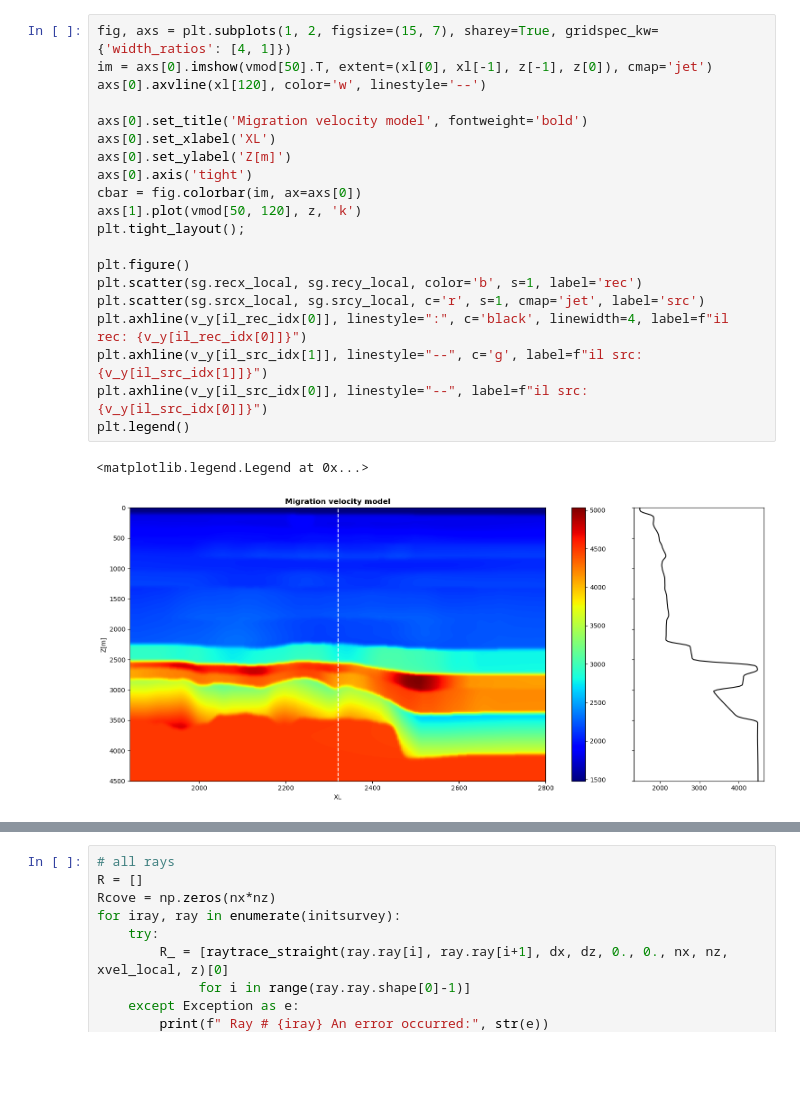
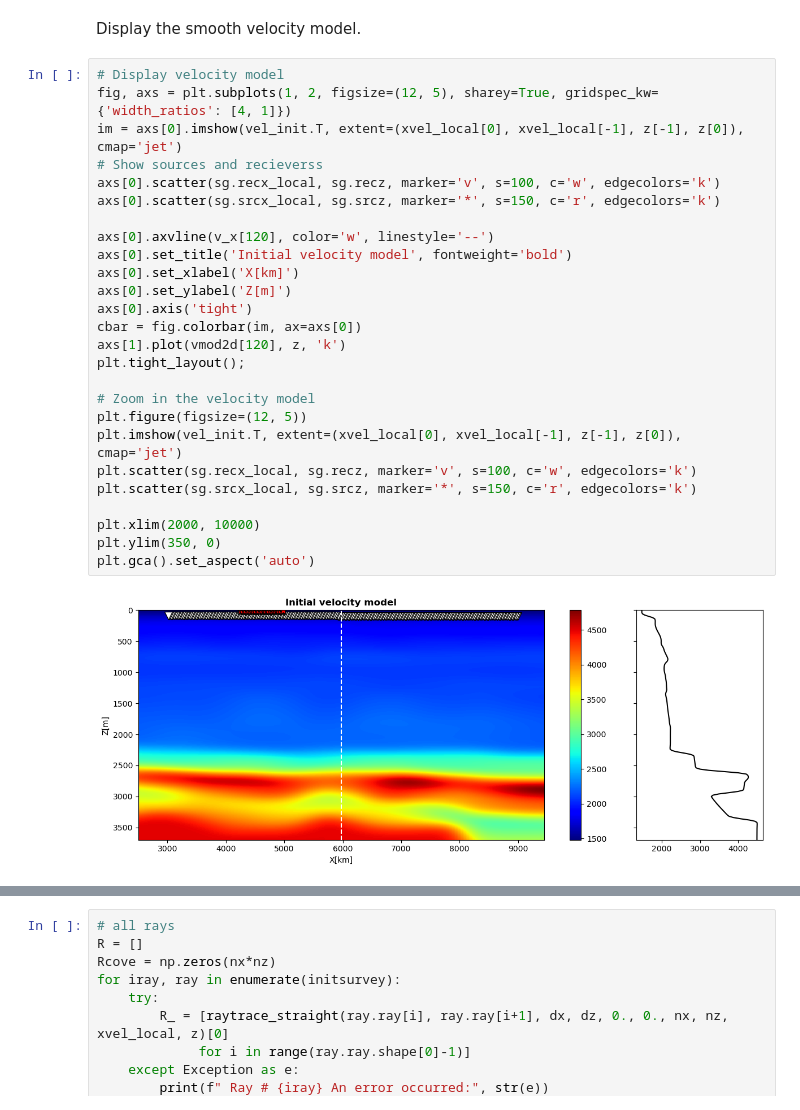
Before and after one commit to Amnah2020/RefrTomo, a Jupyter notebook: notebooks/Rayshooting_Volve.ipynb, the cells around one changed output, grey strips where cells are left out. Drawn from its saved outputs; the diff is of its cells as text; blank space fills up the shorter version.

```diff
--- a/notebooks/Rayshooting_Volve.ipynb
+++ b/notebooks/Rayshooting_Volve.ipynb
@@ -86,23 +148,30 @@ Rotated velocity model with sources and Receivers
+# %% [markdown]
+Display the smooth velocity model.
 # %%
-fig, axs = plt.subplots(1, 2, figsize=(15, 7), sharey=True, gridspec_kw={'width_ratios': [4, 1]})
-im = axs[0].imshow(vmod[50].T, extent=(xl[0], xl[-1], z[-1], z[0]), cmap='jet')
-axs[0].axvline(xl[120], color='w', linestyle='--')
+# Display velocity model
+fig, axs = plt.subplots(1, 2, figsize=(12, 5), sharey=True, gridspec_kw={'width_ratios': [4, 1]})
+im = axs[0].imshow(vel_init.T, extent=(xvel_local[0], xvel_local[-1], z[-1], z[0]), cmap='jet')
+# Show sources and recieverss
+axs[0].scatter(sg.recx_local, sg.recz, marker='v', s=100, c='w', edgecolors='k')
+axs[0].scatter(sg.srcx_local, sg.srcz, marker='*', s=150, c='r', edgecolors='k')
 
-axs[0].set_title('Migration velocity model', fontweight='bold')
-axs[0].set_xlabel('XL')
+axs[0].axvline(v_x[120], color='w', linestyle='--')
+axs[0].set_title('Initial velocity model', fontweight='bold')
+axs[0].set_xlabel('X[km]')
 axs[0].set_ylabel('Z[m]')
 axs[0].axis('tight')
 cbar = fig.colorbar(im, ax=axs[0])
-axs[1].plot(vmod[50, 120], z, 'k')
+axs[1].plot(vmod2d[120], z, 'k')
 plt.tight_layout();
 
-plt.figure()
-plt.scatter(sg.recx_local, sg.recy_local, color='b', s=1, label='rec')
-plt.scatter(sg.srcx_local, sg.srcy_local, c='r', s=1, cmap='jet', label='src')
-plt.axhline(v_y[il_rec_idx[0]], linestyle=":", c='black', linewidth=4, label=f"il rec: {v_y[il_rec_idx[0]]}")
-plt.axhline(v_y[il_src_idx[1]], linestyle="--", c='g', label=f"il src: {v_y[il_src_idx[1]]}")
-plt.axhline(v_y[il_src_idx[0]], linestyle="--", label=f"il src: {v_y[il_src_idx[0]]}")
-plt.legend()
+# Zoom in the velocity model
+plt.figure(figsize=(12, 5))
+plt.imshow(vel_init.T, extent=(xvel_local[0], xvel_local[-1], z[-1], z[0]), cmap='jet')
+plt.scatter(sg.recx_local, sg.recz, marker='v', s=100, c='w', edgecolors='k')
+plt.scatter(sg.srcx_local, sg.srcz, marker='*', s=150, c='r', edgecolors='k')
+
+plt.xlim(2000, 10000)
+plt.ylim(350, 0)
+plt.gca().set_aspect('auto')
 # %% [output]
-<matplotlib.legend.Legend at 0x...>
-[figure, old version]
+[figure, new version]
```
Also changed, not shown: parts of 32 cells of this notebook.
